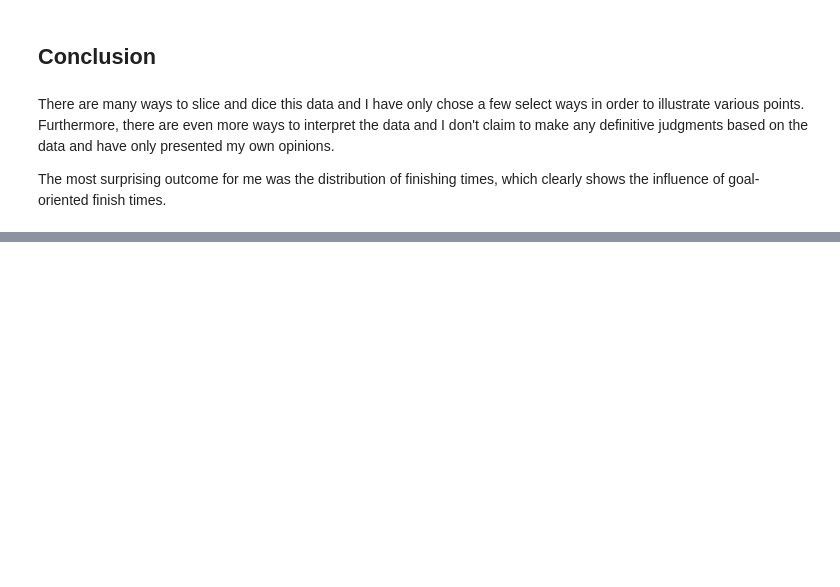
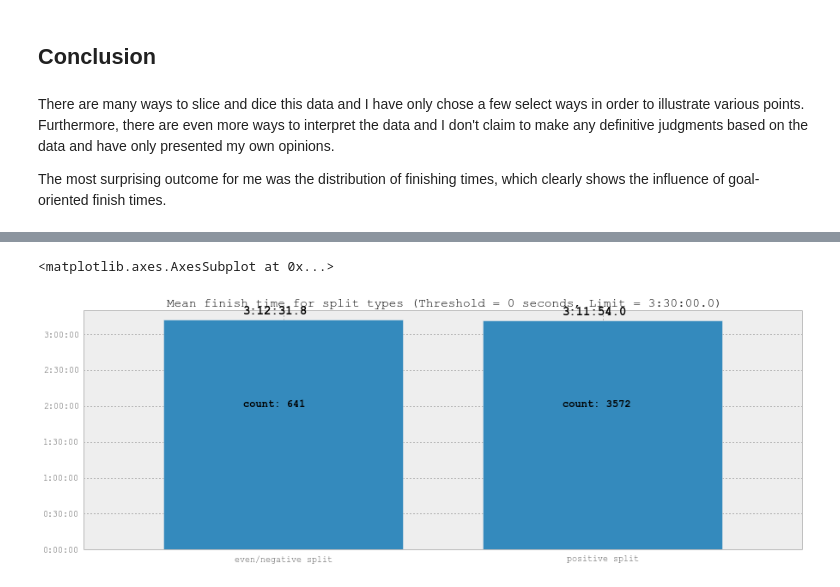
Before and after one commit to pchng/cm2013, a Jupyter notebook: 2013 Chicago Marathon Analysis.ipynb, the cells around one changed output, grey strips where cells are left out. Cells and saved outputs as stored; diff of their text form; code cells hidden in the pictures; blank space fills up the shorter version.

```diff
--- a/2013 Chicago Marathon Analysis.ipynb
+++ b/2013 Chicago Marathon Analysis.ipynb
@@ -552,0 +605,5 @@ The most surprising outcome for me was the distribution of finishing times, whic
+# %%
+plot_split_differences(threshold=0, time_limit=3.5*3600)
+# %% [output]
+<matplotlib.axes.AxesSubplot at 0x...>
+[figure, added]
```
Also changed, not shown: parts of 11 cells of this notebook.
